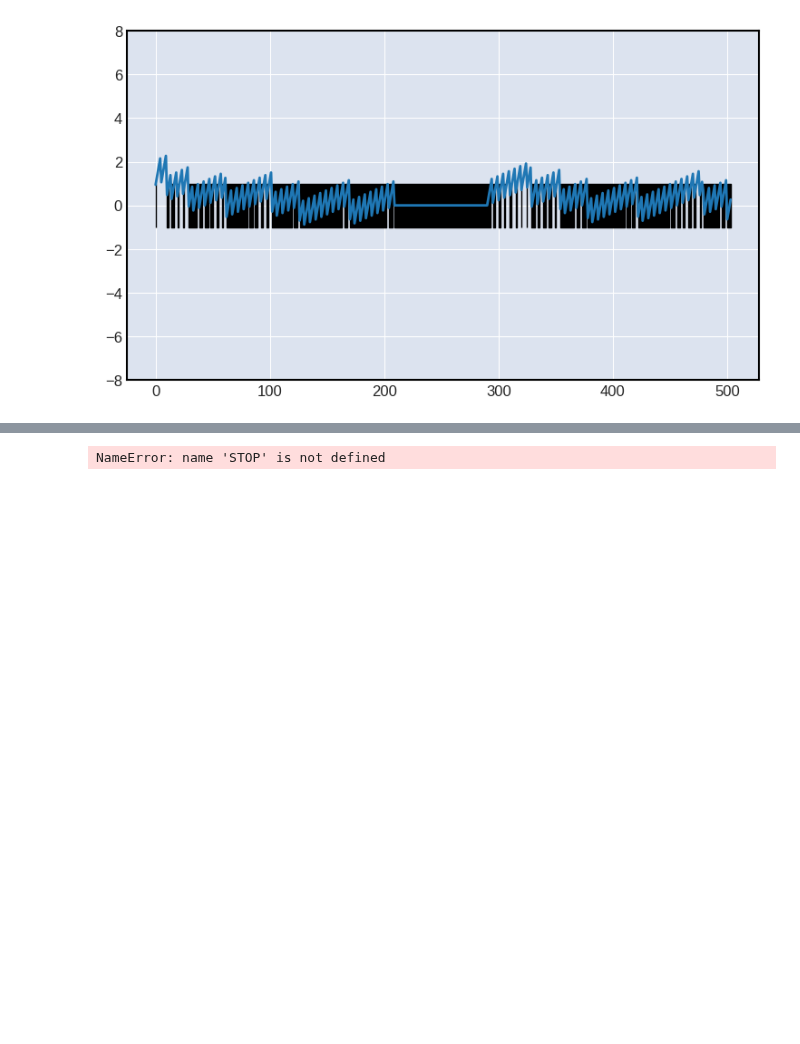
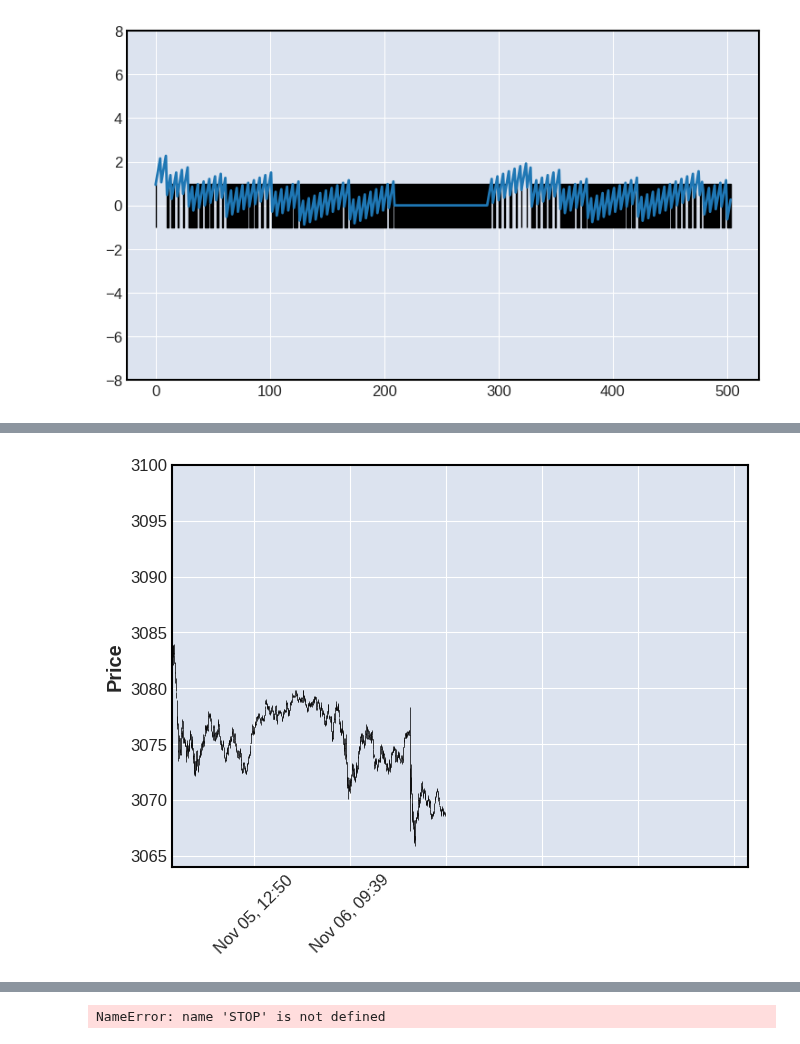
Before and after one commit to matplotlib/mplfinance, a Jupyter notebook: examples/scratch_pad/date_to_iloc_extrapolation.ipynb, the cells around one changed output, grey strips where cells are left out. Drawn from its saved outputs; the diff is of its cells as text; code cells hidden in the pictures; blank space fills up the shorter version.

```diff
--- a/examples/scratch_pad/date_to_iloc_extrapolation.ipynb
+++ b/examples/scratch_pad/date_to_iloc_extrapolation.ipynb
@@ -416,3 +416,11 @@ len(slice)= 82 len(data)= 504 offset= 209
 <AxesSubplot:>
 <matplotlib.collections.PolyCollection at 0x...>
 [figure]
+# %%
+df = pd.read_csv('../data/SP500_NOV2019_IDayRVol.csv',index_col=0,parse_dates=True)
+df.index.name = 'Date'
+df.shape
+df.iloc[[0,-1]]
+tdf = df.iloc[0:599]
+tdf.shape
+tdf.iloc[[0,1,-2,-1]]
@@ -418,0 +440,4 @@ len(slice)= 82 len(data)= 504 offset= 209
+# %%
+mpf.plot(tdf,xlim=('2019-11-05 10:00','2019-11-07 18:00'),ylim=(3064,3100))
+# %% [output]
+[figure, added]
```
Also changed, not shown: parts of 2 cells of this notebook, 1 other file.
